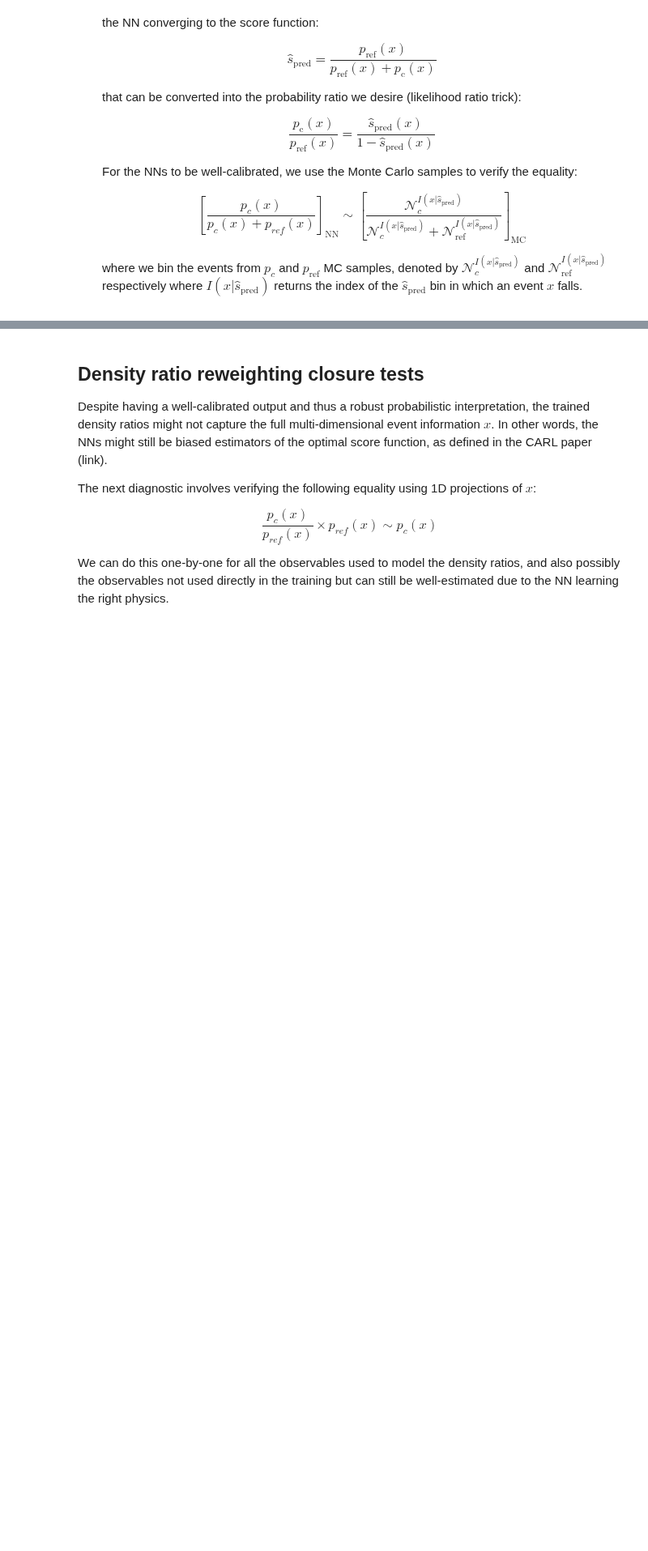
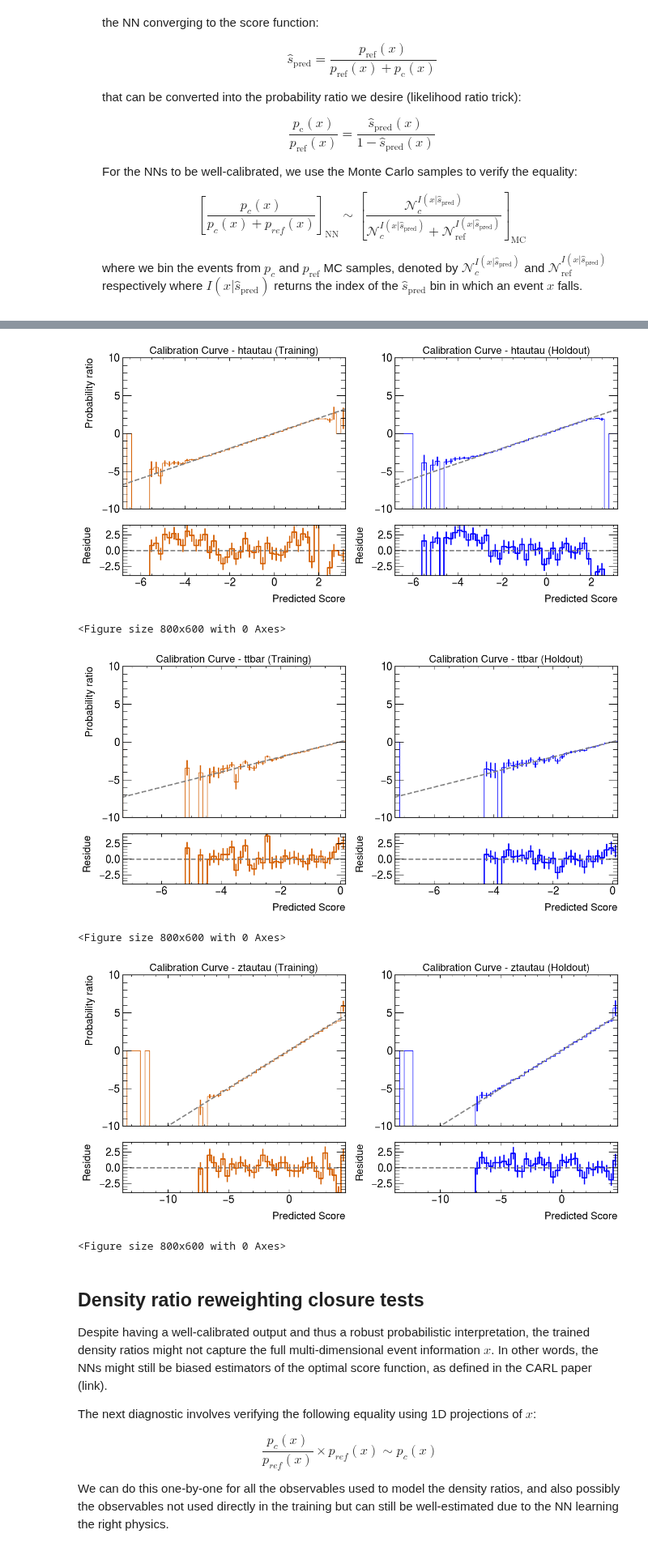
Before and after one commit to CrossGo14/NSBI-workflow-tutorial, a Jupyter notebook: FAIR_universe_Higgs_tautau/Neural_Likelihood_Ratio_Estimation.ipynb, the cells around one changed output, grey strips where cells are left out. Shown at 81% size. Saved outputs shown, nothing was run; the diff lists cells and outputs as text; code cells hidden in the pictures; blank space fills up the shorter version.

```diff
--- a/FAIR_universe_Higgs_tautau/Neural_Likelihood_Ratio_Estimation.ipynb
+++ b/FAIR_universe_Higgs_tautau/Neural_Likelihood_Ratio_Estimation.ipynb
@@ -430,3 +417,15 @@ for process_type in basis_processes:
+# %%
+num_bins_cal = 50
+
+for process_type in basis_processes:
+    NN_training_mix_model[process_type].make_calib_plots(nbins=num_bins_cal, observable='llr')
+# %% [output]
+[figure, added]
+<Figure size 800x600 with 0 Axes>
+[figure, added]
+<Figure size 800x600 with 0 Axes>
+[figure, added]
+<Figure size 800x600 with 0 Axes>
 # %% [markdown]
 ## Density ratio reweighting closure tests
 
```
Also changed, not shown: parts of 6 cells of this notebook, 2 other files.
